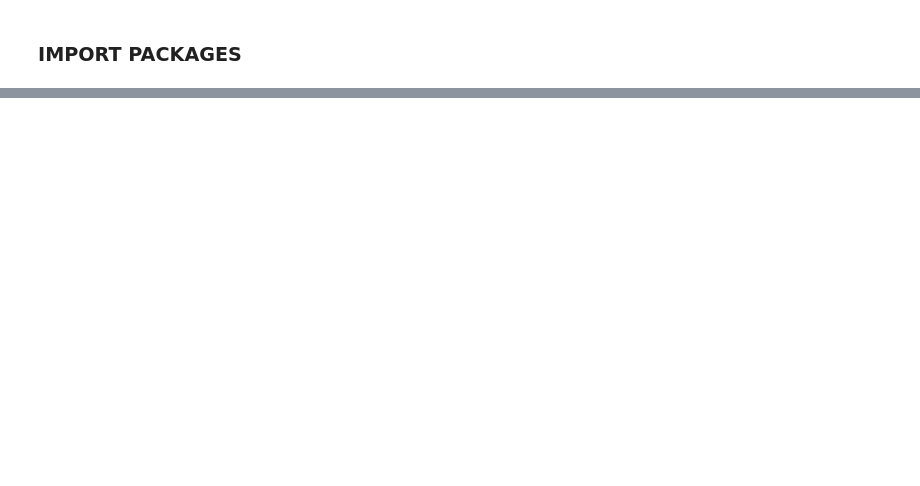
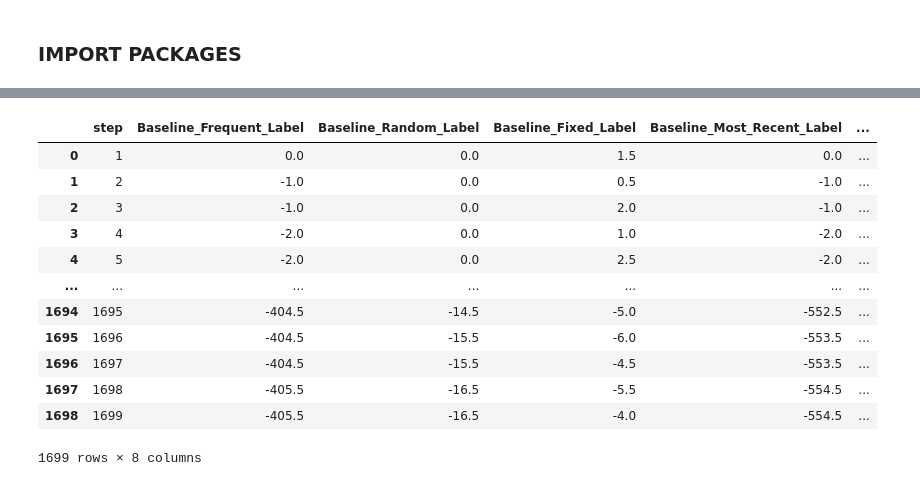
Before and after one commit to EngineerDanny/robust_algo_trader, a Jupyter notebook: drl/custom_environment.ipynb, the cells around one changed output, grey strips where cells are left out. Cells and saved outputs as stored; diff of their text form; code cells hidden in the pictures; blank space fills up the shorter version.

```diff
--- a/drl/custom_environment.ipynb
+++ b/drl/custom_environment.ipynb
@@ -389,0 +388,16 @@ plt.show()
+# %%
+reward_df_concat
+# %% [output]
+|  | step | Baseline_Frequent_Label | Baseline_Random_Label | Baseline_Fixed_Label | Baseline_Most_Recent_Label | ... |
+| 0 | 1 | 0.0 | 0.0 | 1.5 | 0.0 | ... |
+| 1 | 2 | -1.0 | 0.0 | 0.5 | -1.0 | ... |
+| 2 | 3 | -1.0 | 0.0 | 2.0 | -1.0 | ... |
+| 3 | 4 | -2.0 | 0.0 | 1.0 | -2.0 | ... |
+| 4 | 5 | -2.0 | 0.0 | 2.5 | -2.0 | ... |
+| ... | ... | ... | ... | ... | ... | ... |
+| 1694 | 1695 | -404.5 | -14.5 | -5.0 | -552.5 | ... |
+| 1695 | 1696 | -404.5 | -15.5 | -6.0 | -553.5 | ... |
+| 1696 | 1697 | -404.5 | -15.5 | -4.5 | -553.5 | ... |
+| 1697 | 1698 | -405.5 | -16.5 | -5.5 | -554.5 | ... |
+| 1698 | 1699 | -405.5 | -16.5 | -4.0 | -554.5 | ... |
+1699 rows × 8 columns
```
Also changed, not shown: parts of 5 cells of this notebook.
